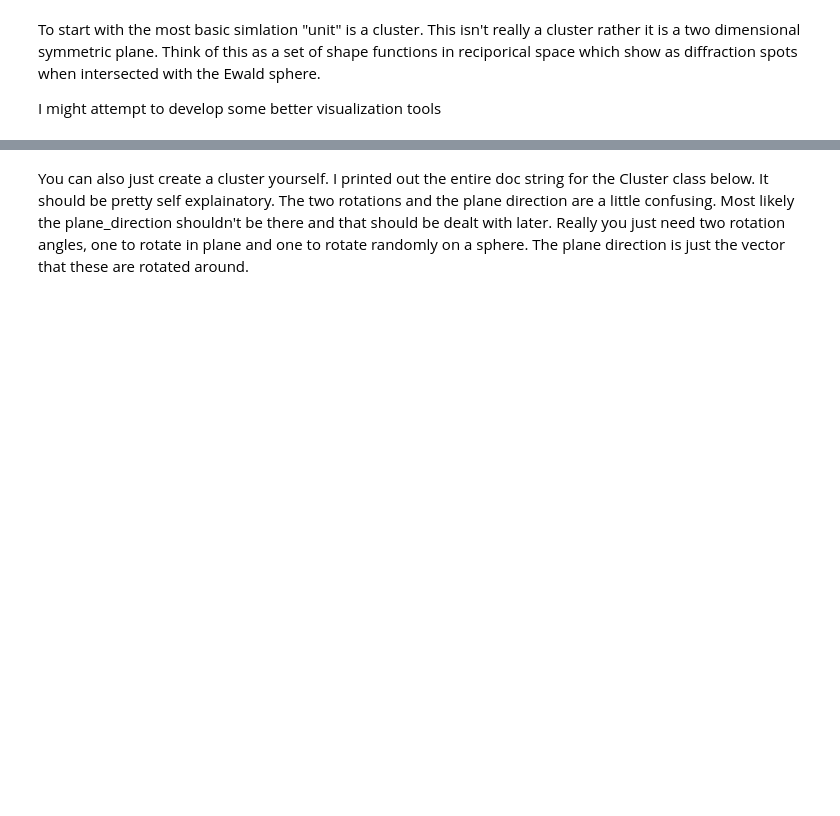
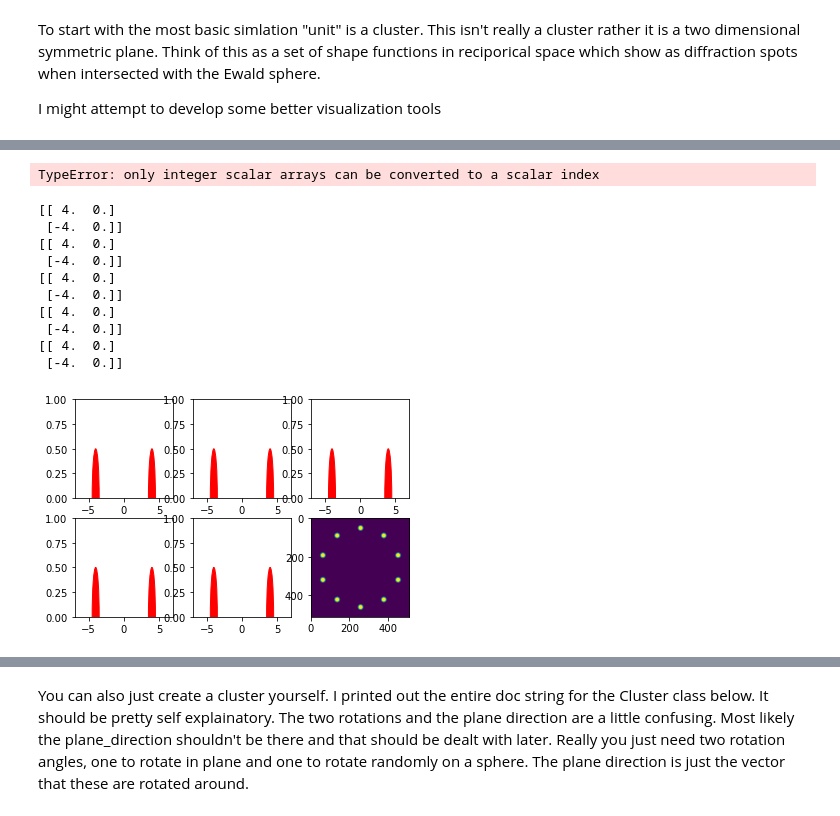
Before and after one commit to CSSFrancis/SymSim, a Jupyter notebook: SymSim/notebooks/SymSimExample.ipynb, the cells around one changed output, grey strips where cells are left out. Drawn from its saved outputs; the diff is of its cells as text; code cells hidden in the pictures; blank space fills up the shorter version.

```diff
--- a/SymSim/notebooks/SymSimExample.ipynb
+++ b/SymSim/notebooks/SymSimExample.ipynb
@@ -12,0 +12,2 @@ cluster = get_random_cluster(num_clusters=1, dimensions=(20,20,20))[0]
+# %%
+s = Cluster()
@@ -13,3 +27,21 @@ cluster = get_random_cluster(num_clusters=1, dimensions=(20,20,20))[0]
+# %%
+s.rotate(angle=np.pi/3)
+# %% [output]
+TypeError: only integer scalar arrays can be converted to a scalar index
+# %%
+s.plot_2d()
+# %% [output]
+[[ 4.  0.]
+ [-4.  0.]]
+[[ 4.  0.]
+ [-4.  0.]]
+[[ 4.  0.]
+ [-4.  0.]]
+[[ 4.  0.]
+ [-4.  0.]]
+[[ 4.  0.]
+ [-4.  0.]]
+[figure, added]
 # %%
 # seeing what the Cluster looks like... Just note that these intensities are kind
 # of suspect because there is no noise
```
Also changed, not shown: parts of 6 cells of this notebook, 2 other files.
